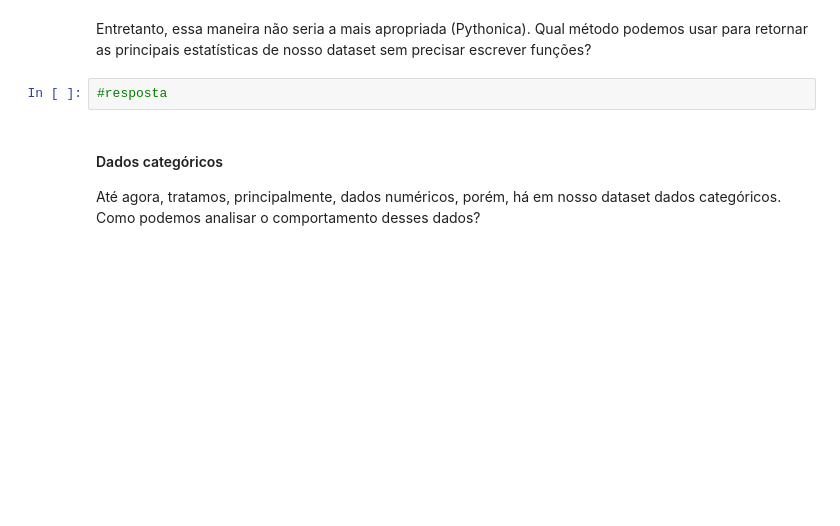
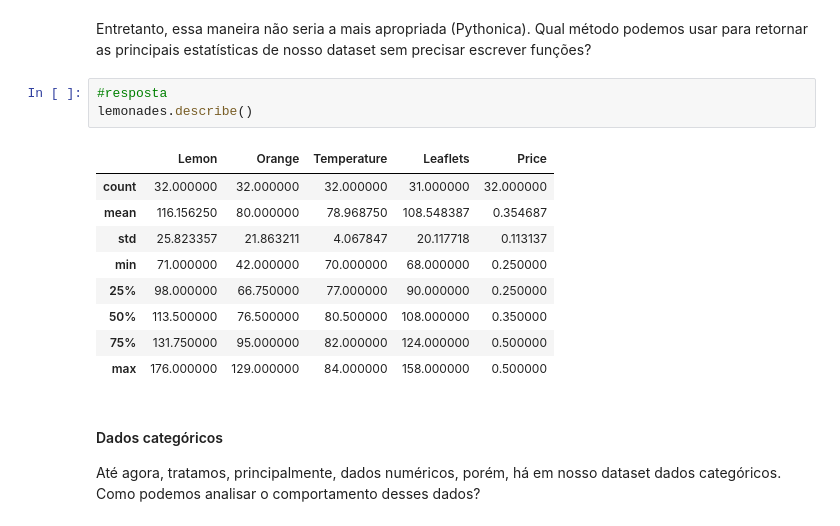
Before and after one commit to dhenyfernandes/22bpm, a Jupyter notebook: BPM/EDA_Lemonades.ipynb, the cells around one changed output. Saved outputs shown, nothing was run; the diff lists cells and outputs as text; blank space fills up the shorter version.

```diff
--- a/BPM/EDA_Lemonades.ipynb
+++ b/BPM/EDA_Lemonades.ipynb
@@ -57,6 +102,17 @@ media('Price')
 Entretanto, essa maneira não seria a mais apropriada (Pythonica). Qual método podemos usar para retornar as principais estatísticas de nosso dataset sem precisar escrever funções?
 # %%
 #resposta
+lemonades.describe()
+# %% [output]
+|  | Lemon | Orange | Temperature | Leaflets | Price |
+| count | 32.000000 | 32.000000 | 32.000000 | 31.000000 | 32.000000 |
+| mean | 116.156250 | 80.000000 | 78.968750 | 108.548387 | 0.354687 |
+| std | 25.823357 | 21.863211 | 4.067847 | 20.117718 | 0.113137 |
+| min | 71.000000 | 42.000000 | 70.000000 | 68.000000 | 0.250000 |
+| 25% | 98.000000 | 66.750000 | 77.000000 | 90.000000 | 0.250000 |
+| 50% | 113.500000 | 76.500000 | 80.500000 | 108.000000 | 0.350000 |
+| 75% | 131.750000 | 95.000000 | 82.000000 | 124.000000 | 0.500000 |
+| max | 176.000000 | 129.000000 | 84.000000 | 158.000000 | 0.500000 |
 # %% [markdown]
 #### Dados categóricos
 
```
Also changed, not shown: parts of 18 cells of this notebook.
